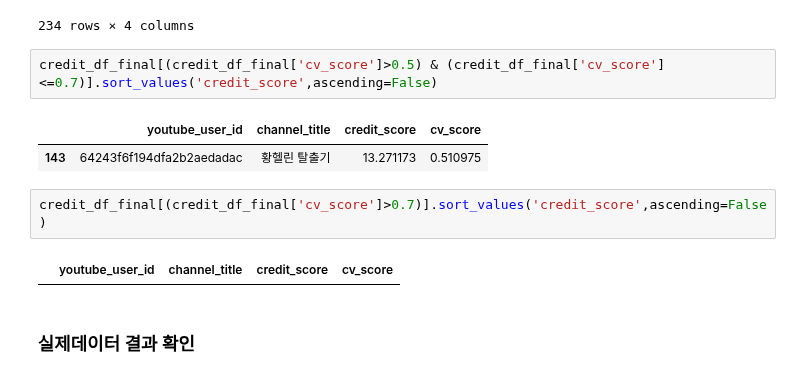
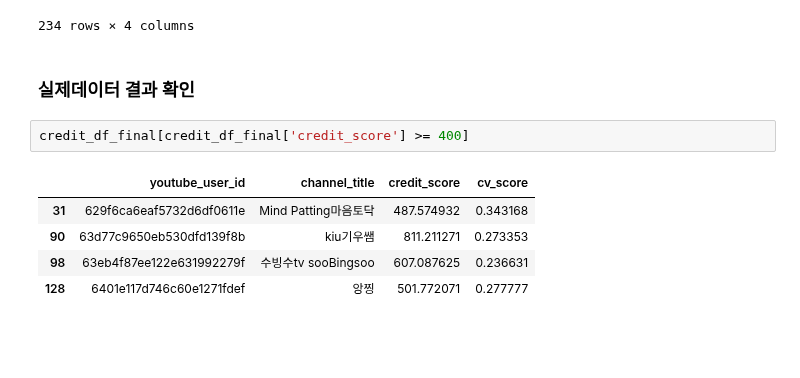
Before and after one commit to kkwann/awake, a Jupyter notebook: 5.Modeling(4).ipynb, the cells around one changed output. Drawn from its saved outputs; the diff is of its cells as text; blank space fills up the shorter version.

```diff
--- a/5.Modeling(4).ipynb
+++ b/5.Modeling(4).ipynb
@@ -957,14 +912,13 @@ credit_df_final.sort_values('credit_score',ascending=False)
 | 57 | 62d11f9f0b4c4c7502a5c1b6 | DDONIE 또니 / 러브크레센트 | 0.019391 | 0.001429 |
 | 12 | 628724d8fb15712a8cb93456 | 루깬미 | 0.013068 | 0.000554 |
 234 rows × 4 columns
-# %%
-credit_df_final[(credit_df_final['cv_score']>0.5) & (credit_df_final['cv_score']<=0.7)].sort_values('credit_score',ascending=False)
-# %% [output]
-|  | youtube_user_id | channel_title | credit_score | cv_score |
-| 143 | 64243f6f194dfa2b2aedadac | 황헬린 탈출기 | 13.271173 | 0.510975 |
-# %%
-credit_df_final[(credit_df_final['cv_score']>0.7)].sort_values('credit_score',ascending=False)
-# %% [output]
-|  | youtube_user_id | channel_title | credit_score | cv_score |
 # %% [markdown]
 ### 실제데이터 결과 확인
+# %%
+credit_df_final[credit_df_final['credit_score'] >= 400]
+# %% [output]
+|  | youtube_user_id | channel_title | credit_score | cv_score |
+| 31 | 629f6ca6eaf5732d6df0611e | Mind Patting마음토닥 | 487.574932 | 0.343168 |
+| 90 | 63d77c9650eb530dfd139f8b | kiu기우쌤 | 811.211271 | 0.273353 |
+| 98 | 63eb4f87ee122e631992279f | 수빙수tv sooBingsoo | 607.087625 | 0.236631 |
+| 128 | 6401e117d746c60e1271fdef | 앙찡 | 501.772071 | 0.277777 |
```
Also changed, not shown: parts of 16 cells of this notebook.
